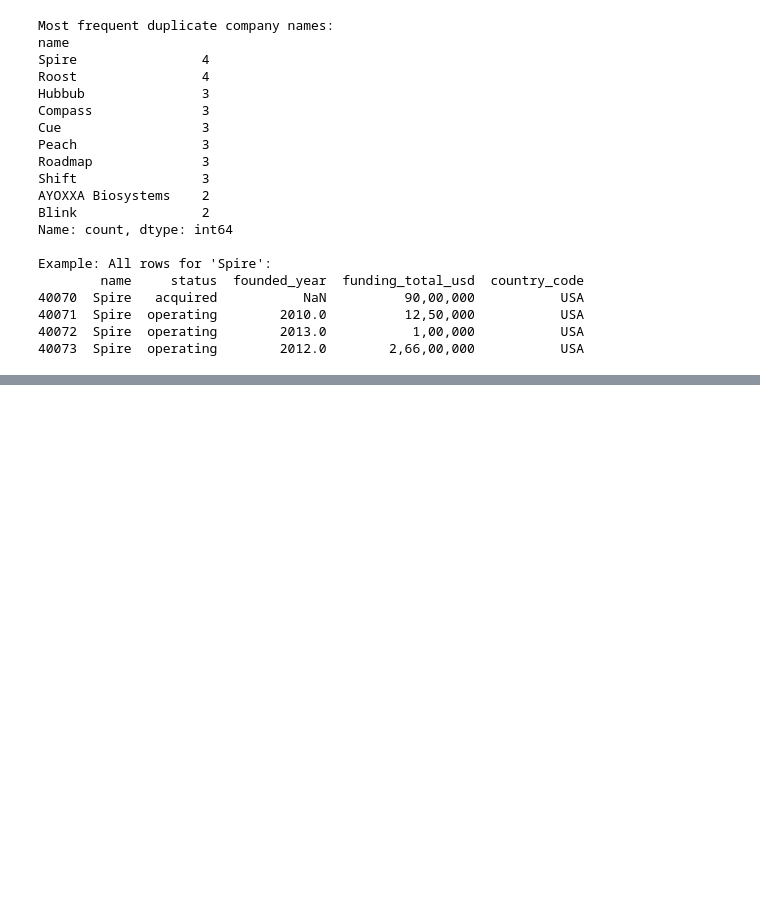
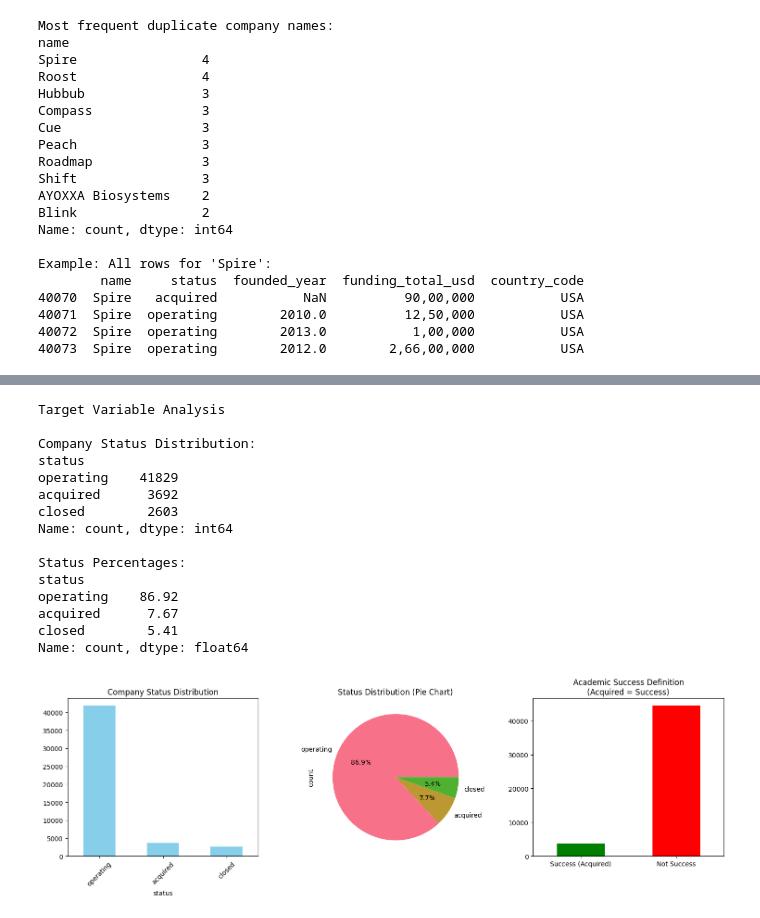
Before and after one commit to RyanFabrick/ML-Startup-Success-Prediction, a Jupyter notebook: notebooks/01_data_exploration.ipynb, the cells around one changed output, grey strips where cells are left out. Saved outputs shown, nothing was run; the diff lists cells and outputs as text; code cells hidden in the pictures; blank space fills up the shorter version.

```diff
--- a/notebooks/01_data_exploration.ipynb
+++ b/notebooks/01_data_exploration.ipynb
@@ -216,0 +241,62 @@ Example: All rows for 'Spire':
+# %%
+# Target Varaible Analysis (Status)
+
+print("Target Variable Analysis")
+
+# Cleaning and analyzing status column
+
+df_clean_status = df.dropna(subset=['status'])
+status_counts = df_clean_status['status'].value_counts()
+print(f"\nCompany Status Distribution:")
+print(status_counts)
+print(f"\nStatus Percentages:")
+print((status_counts / status_counts.sum() * 100).round(2))
+
+# Visualizing status distribution
+
+plt.figure(figsize=(15, 5))
+
+plt.subplot(1, 3, 1)
+status_counts.plot(kind='bar', color='skyblue')
+plt.title('Company Status Distribution')
+plt.xticks(rotation=45)
+
+plt.subplot(1, 3, 2)
+status_counts.plot(kind='pie', autopct='%1.1f%%')
+plt.title('Status Distribution (Pie Chart)')
+
+# Creating "Success" definition
+plt.subplot(1, 3, 3)
+
+# Academic "Success" defintion
+
+academic_success = df_clean_status['status'].isin(['acquired', 'Acquired']).sum()
+academic_failure = len(df_clean_status) - academic_success
+
+success_comparison = pd.Series({
+    'Success (Acquired)': academic_success,
+    'Not Success': academic_failure
+})
+success_comparison.plot(kind='bar', color=['green', 'red'])
+plt.title('Academic Success Definition\n(Acquired = Success)')
+plt.xticks(rotation=0)
+
+plt.tight_layout()
+plt.show()
+# %% [output]
+Target Variable Analysis
+
+Company Status Distribution:
+status
+operating    41829
+acquired      3692
+closed        2603
+Name: count, dtype: int64
+
+Status Percentages:
+status
+operating    86.92
+acquired      7.67
+closed        5.41
+Name: count, dtype: float64
+[figure, added]
```
Also changed, not shown: parts of 10 cells of this notebook.
